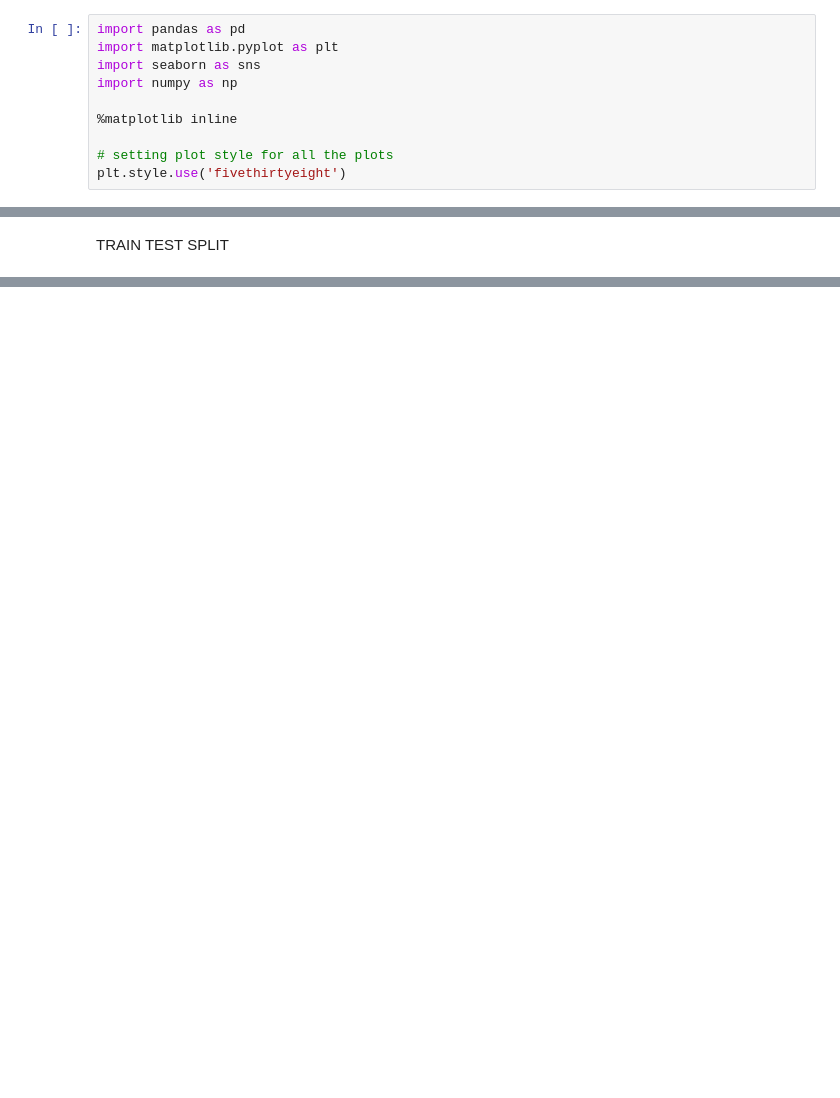
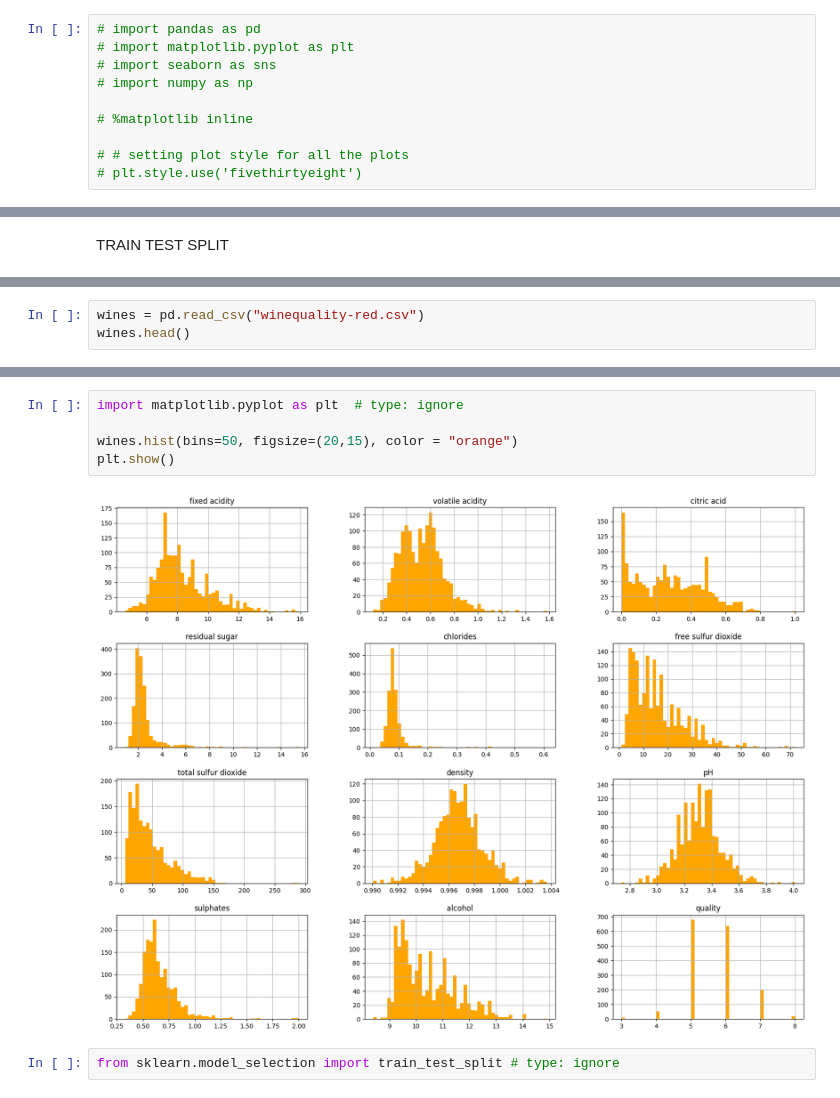
Before and after one commit to armindgreat/MLops_basic, a Jupyter notebook: research/Experiment.ipynb, the cells around one changed output, grey strips where cells are left out. Cells and saved outputs as stored; diff of their text form; blank space fills up the shorter version.

```diff
--- a/research/Experiment.ipynb
+++ b/research/Experiment.ipynb
@@ -21,13 +21,13 @@ Requirement already satisfied: pillow>=8 in c:\users\welcome\.conda\envs\venv\li
 Installing collected packages: seaborn
 Successfully installed seaborn-0.13.2
 # %%
-import pandas as pd
-import matplotlib.pyplot as plt
-import seaborn as sns
-import numpy as np
+# import pandas as pd
+# import matplotlib.pyplot as plt
+# import seaborn as sns
+# import numpy as np
 
-%matplotlib inline
+# %matplotlib inline
 
-# setting plot style for all the plots
-plt.style.use('fivethirtyeight')
+# # setting plot style for all the plots
+# plt.style.use('fivethirtyeight')
 # %%
@@ -233,0 +237,3 @@ Accuracy:  86.5625 %
+# %%
+wines = pd.read_csv("winequality-red.csv")
+wines.head()
@@ -233,0 +298,9 @@ Accuracy:  86.5625 %
+# %%
+import matplotlib.pyplot as plt  # type: ignore
+
+wines.hist(bins=50, figsize=(20,15), color = "orange")
+plt.show()
+# %% [output]
+[figure, added]
+# %%
+from sklearn.model_selection import train_test_split # type: ignore
```
Also changed, not shown: parts of 47 cells of this notebook, 10 other files.
